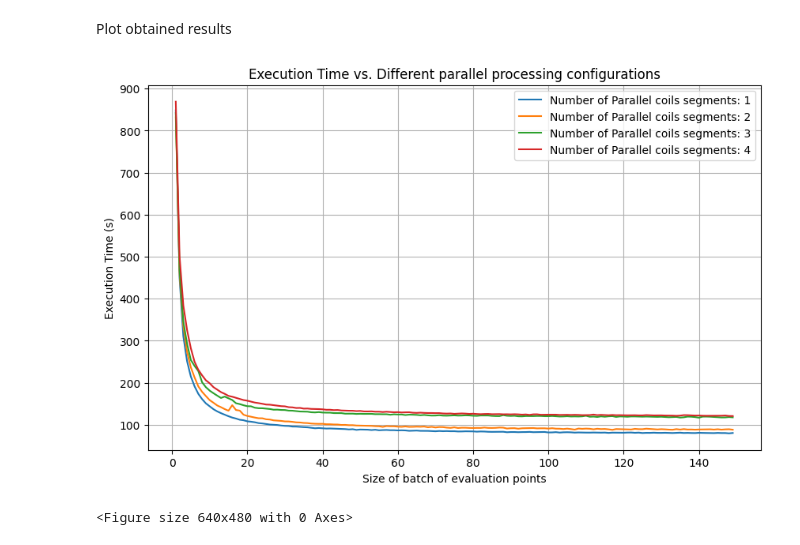
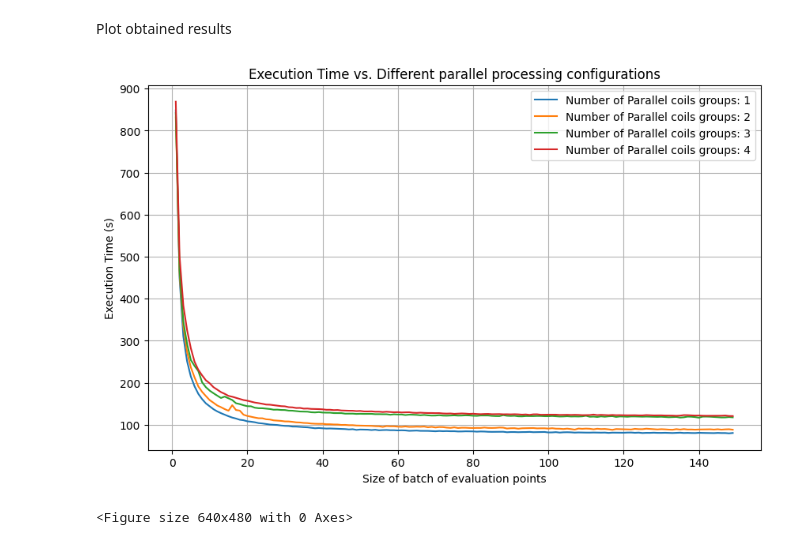
Before and after one commit to Bespi123/HelmholtzSim, a Jupyter notebook: notebooks/parallel_pro_test.ipynb, the cells around one changed output. Drawn from its saved outputs; the diff is of its cells as text; code cells hidden in the pictures.

Commit message:
Update parallel tests

```diff
--- a/notebooks/parallel_pro_test.ipynb
+++ b/notebooks/parallel_pro_test.ipynb
@@ -86,22 +86,22 @@ Plot obtained results
 # %%
 # Plotting
 plt.figure(figsize=(10, 6))
 for n in df['n_spires'].unique():
     subset = df[df['n_spires'] == n]
-    plt.plot(subset['points'], subset['execution_time'], label=f"Number of Parallel coils segments: {n}")
+    plt.plot(subset['points'], subset['execution_time'], label=f"Number of Parallel coils groups: {n}")
 
 plt.title("Execution Time vs. Different parallel processing configurations")
 plt.xlabel("Size of batch of evaluation points")
 plt.ylabel("Execution Time (s)")
 plt.legend()
 plt.grid(True)
 
 # Guardar la imagen como archivo PNG
 plt.savefig('parallel_image.png', format='png')
 
 plt.show()
 # %% [output]
-[figure, old version]
+[figure, new version]
 # %%
 # Guardar la imagen en formato PNG
 plt.savefig('parallel_image.png', format='png')
```
